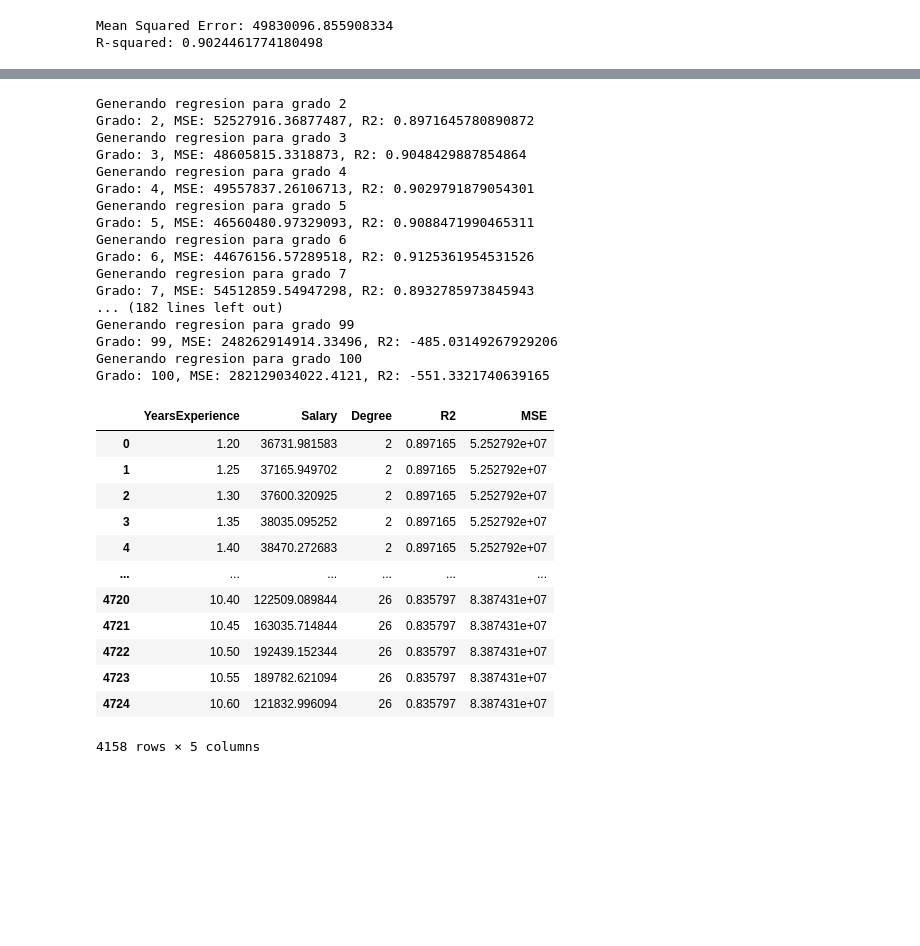
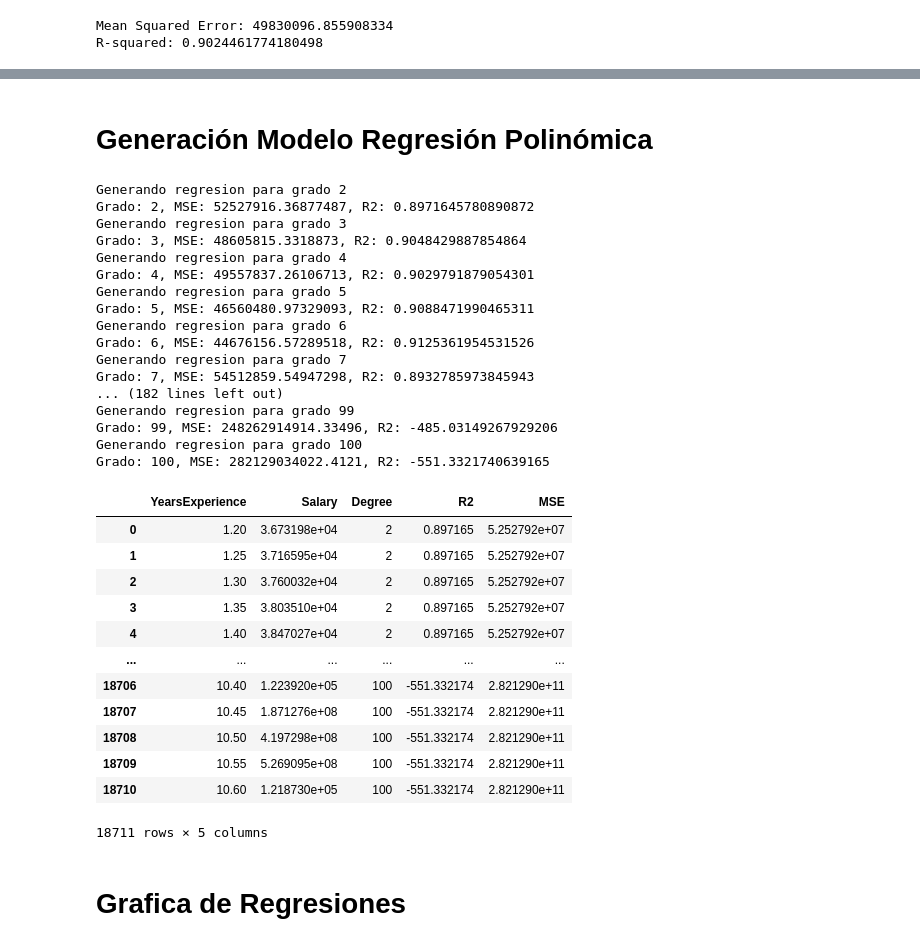
Before and after one commit to 2Nisavi2/Rgeresion-Salarios, a Jupyter notebook: Codigo_Regresion.ipynb, the cells around one changed output, grey strips where cells are left out. Drawn from its saved outputs; the diff is of its cells as text; code cells hidden in the pictures; blank space fills up the shorter version.

```diff
--- a/Codigo_Regresion.ipynb
+++ b/Codigo_Regresion.ipynb
@@ -86,4 +141,6 @@ plt.legend()
 [figure]
+# %% [markdown]
+# Generación Modelo Regresión Polinómica
 # %%
 from sklearn.preprocessing import PolynomialFeatures
 
@@ -120,46 +177,47 @@ for i in np.arange(2, 101, 1):
     for j in np.arange(min(df['YearsExperience']), max(df['YearsExperience']) + 0.05, 0.05):
         LINE_1.append(j)
         sub = poly.fit_transform([[j]])
         pred = model_poly.predict(sub)
         LINE_2.append(pred[0])
         LINE_3.append(i)
         LINE_4.append(r2)
         LINE_5.append(mse)
 
 df_poly = pd.DataFrame({'YearsExperience': LINE_1, 'Salary': LINE_2, 'Degree': LINE_3, 'R2': LINE_4, 'MSE': LINE_5})
-df_poly = df_poly[df_poly['R2'] >= 0.8]
 df_poly
 # %% [output]
 Generando regresion para grado 2
 Grado: 2, MSE: 52527916.36877487, R2: 0.8971645780890872
 Generando regresion para grado 3
 Grado: 3, MSE: 48605815.3318873, R2: 0.9048429887854864
 Generando regresion para grado 4
 Grado: 4, MSE: 49557837.26106713, R2: 0.9029791879054301
 Generando regresion para grado 5
 Grado: 5, MSE: 46560480.97329093, R2: 0.9088471990465311
 Generando regresion para grado 6
 Grado: 6, MSE: 44676156.57289518, R2: 0.9125361954531526
 Generando regresion para grado 7
 Grado: 7, MSE: 54512859.54947298, R2: 0.8932785973845943
 ... (182 lines left out)
 Generando regresion para grado 99
 Grado: 99, MSE: 248262914914.33496, R2: -485.03149267929206
 Generando regresion para grado 100
 Grado: 100, MSE: 282129034022.4121, R2: -551.3321740639165
 |  | YearsExperience | Salary | Degree | R2 | MSE |
-| 0 | 1.20 | 36731.981583 | 2 | 0.897165 | 5.252792e+07 |
-| 1 | 1.25 | 37165.949702 | 2 | 0.897165 | 5.252792e+07 |
-| 2 | 1.30 | 37600.320925 | 2 | 0.897165 | 5.252792e+07 |
-| 3 | 1.35 | 38035.095252 | 2 | 0.897165 | 5.252792e+07 |
-| 4 | 1.40 | 38470.272683 | 2 | 0.897165 | 5.252792e+07 |
+| 0 | 1.20 | 3.673198e+04 | 2 | 0.897165 | 5.252792e+07 |
+| 1 | 1.25 | 3.716595e+04 | 2 | 0.897165 | 5.252792e+07 |
+| 2 | 1.30 | 3.760032e+04 | 2 | 0.897165 | 5.252792e+07 |
+| 3 | 1.35 | 3.803510e+04 | 2 | 0.897165 | 5.252792e+07 |
+| 4 | 1.40 | 3.847027e+04 | 2 | 0.897165 | 5.252792e+07 |
 | ... | ... | ... | ... | ... | ... |
-| 4720 | 10.40 | 122509.089844 | 26 | 0.835797 | 8.387431e+07 |
-| 4721 | 10.45 | 163035.714844 | 26 | 0.835797 | 8.387431e+07 |
-| 4722 | 10.50 | 192439.152344 | 26 | 0.835797 | 8.387431e+07 |
-| 4723 | 10.55 | 189782.621094 | 26 | 0.835797 | 8.387431e+07 |
-| 4724 | 10.60 | 121832.996094 | 26 | 0.835797 | 8.387431e+07 |
+| 18706 | 10.40 | 1.223920e+05 | 100 | -551.332174 | 2.821290e+11 |
+| 18707 | 10.45 | 1.871276e+08 | 100 | -551.332174 | 2.821290e+11 |
+| 18708 | 10.50 | 4.197298e+08 | 100 | -551.332174 | 2.821290e+11 |
+| 18709 | 10.55 | 5.269095e+08 | 100 | -551.332174 | 2.821290e+11 |
+| 18710 | 10.60 | 1.218730e+05 | 100 | -551.332174 | 2.821290e+11 |
-4158 rows × 5 columns
+18711 rows × 5 columns
+# %% [markdown]
+# Grafica de Regresiones
 # %%
 plt.scatter(df['YearsExperience'], df['Salary'], color='black', label='Real Data')
 plt.plot(df_poly['YearsExperience'], df_poly['Salary'], color='blue', linewidth=0.5, label='Reg R2={}, MSE={}'.format(round(r2, 4), round(mse, 2)))
```
Also changed, not shown: parts of 18 cells of this notebook, 14 other files.
